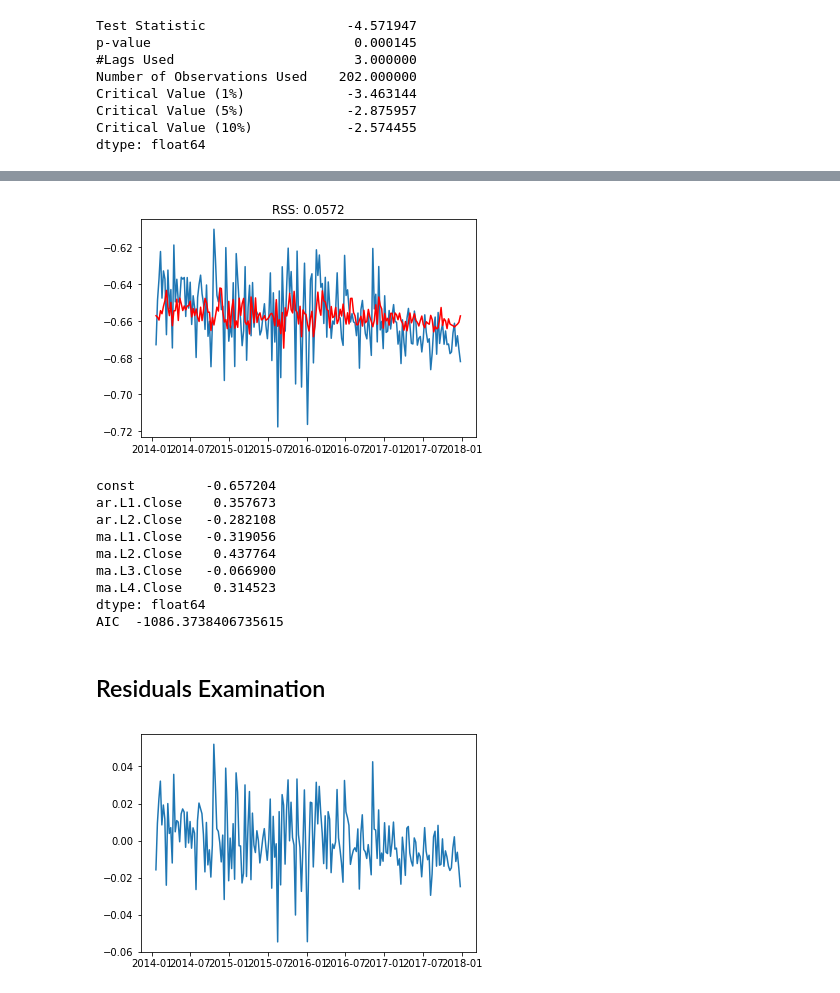
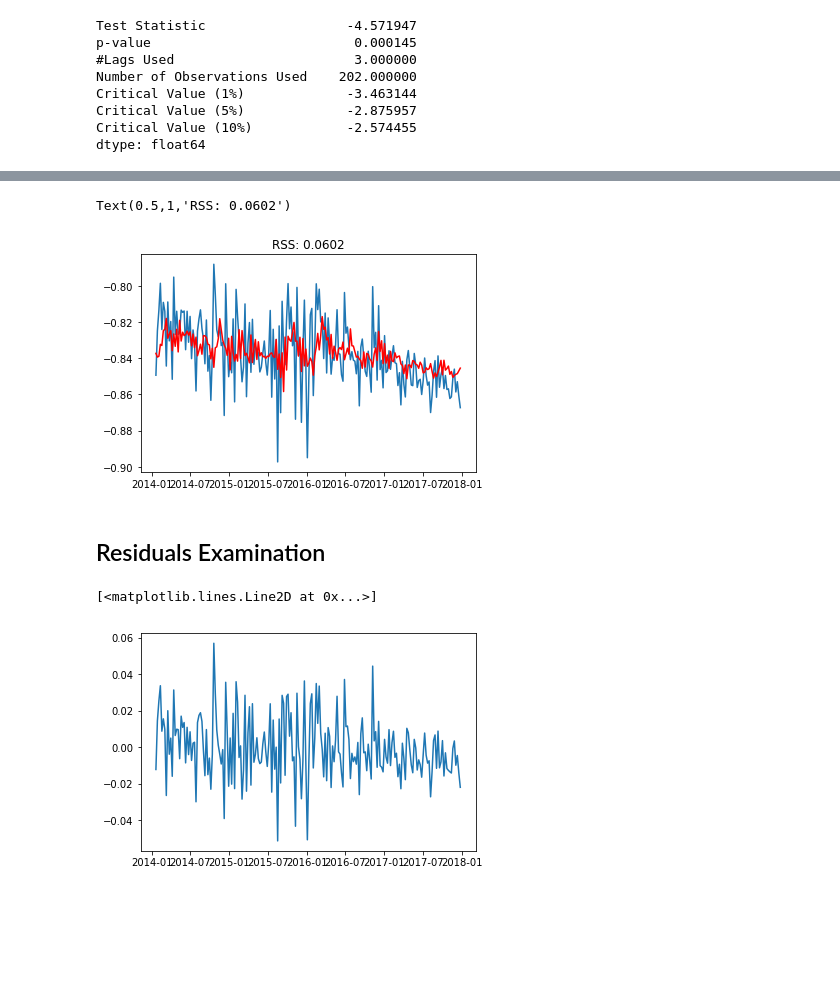
Before and after one commit to charlienew/Finance, a Jupyter notebook: S&P 500.ipynb, the cells around one changed output, grey strips where cells are left out. Cells and saved outputs as stored; diff of their text form; code cells hidden in the pictures; blank space fills up the shorter version.

```diff
--- a/S&P 500.ipynb
+++ b/S&P 500.ipynb
@@ -376,34 +190,21 @@ $eacf
 # %%
 from statsmodels.tsa.arima_model import ARMA
-model2 = ARMA(ts_log_diff_108, order = (2,4))
+model2 = ARMA(ts_log_diff_11, order = (4, 0))
 result2_arma = model2.fit(disp = -1)
-plt.plot(ts_log_diff_108)
+plt.plot(ts_log_diff_11)
 plt.plot(result2_arma.fittedvalues, color = 'red')
-plt.title('RSS: %.4f'% sum((result2_arma.fittedvalues-ts_log_diff_108)**2))
-plt.savefig('D:/Work/farima(2,0.08,4).png')
+plt.title('RSS: %.4f'% sum((result2_arma.fittedvalues-ts_log_diff_11)**2))
 # %% [output]
+Text(0.5,1,'RSS: 0.0602')
-[figure, old version]
+[figure, new version]
-# %%
-print(result2_arma.params)
-print("AIC ", result2_arma.aic)
-# %% [output]
-const         -0.657204
-ar.L1.Close    0.357673
-ar.L2.Close   -0.282108
-ma.L1.Close   -0.319056
-ma.L2.Close    0.437764
-ma.L3.Close   -0.066900
-ma.L4.Close    0.314523
-dtype: float64
-AIC  -1086.3738406735615
 # %% [markdown]
 ## Residuals Examination
 # %%
 test2 = np.array(result2_arma.resid)
 plt.plot(result2_arma.resid)
-plt.savefig('D:/Work/farima_residual.png')
 # %% [output]
+[<matplotlib.lines.Line2D at 0x...>]
-[figure, old version]
+[figure, new version]
 # %%
 draw_acf_pacf(result2_arma.resid)
 # %% [output]
```
Also changed, not shown: parts of 34 cells of this notebook, 1 other file.
